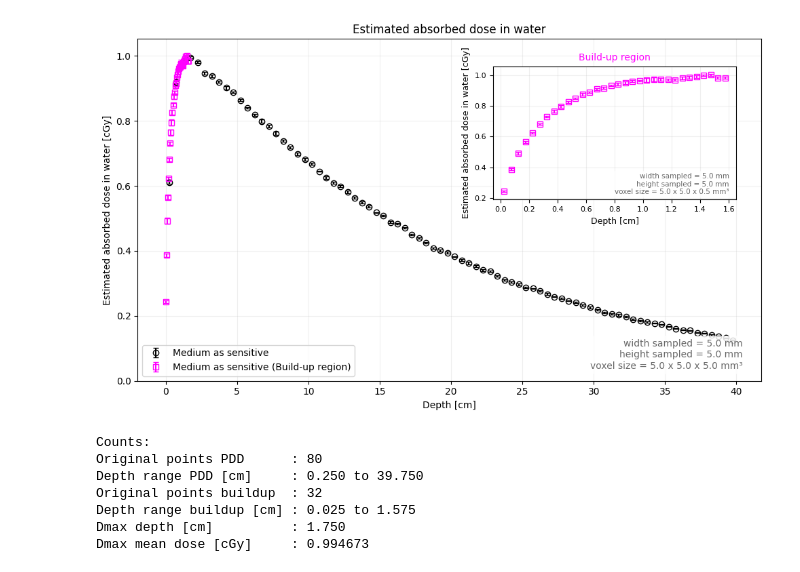
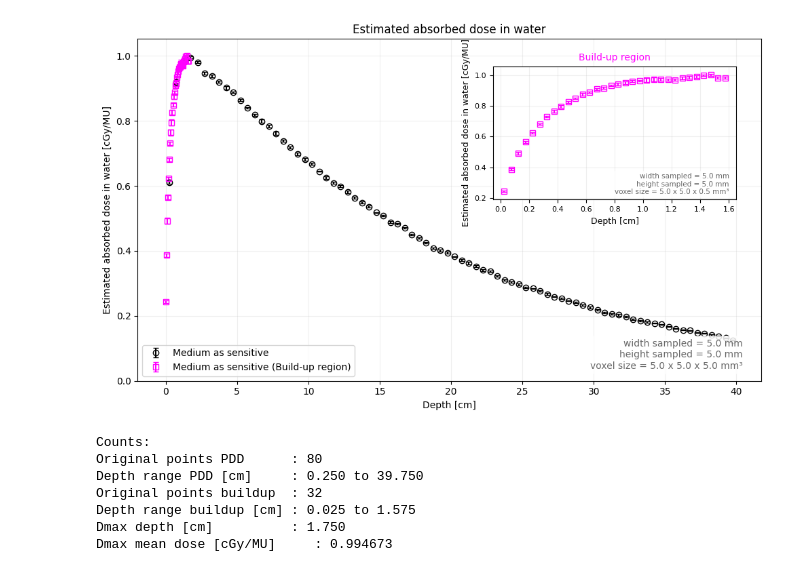
Before and after one commit to acsevillam/MDSIM1, a Jupyter notebook: analysis/dosimetry_invivo/pdd/pdd.ipynb, the cells around one changed output. Saved outputs shown, nothing was run; the diff lists cells and outputs as text; code cells hidden in the pictures.

```diff
--- a/analysis/dosimetry_invivo/pdd/pdd.ipynb
+++ b/analysis/dosimetry_invivo/pdd/pdd.ipynb
@@ -92,7 +92,7 @@ ax.errorbar(
     label="Medium as sensitive (Build-up region)",
 )
 ax.set_xlabel("Depth [cm]")
-ax.set_ylabel("Estimated absorbed dose in water [cGy]")
+ax.set_ylabel("Estimated absorbed dose in water [cGy/MU]")
 ax.set_title("Estimated absorbed dose in water")
 ax.set_ylim(bottom=0.0)
 ax.grid(True, alpha=0.2)
@@ -128,7 +128,7 @@ ax_zoom.errorbar(
 )
 ax_zoom.set_title("Build-up region", fontsize=10, color=BUILDUP_COLOR)
 ax_zoom.set_xlabel("Depth [cm]", fontsize=9)
-ax_zoom.set_ylabel("Estimated absorbed dose in water [cGy]", fontsize=9)
+ax_zoom.set_ylabel("Estimated absorbed dose in water [cGy/MU]", fontsize=9)
 ax_zoom.grid(True, alpha=0.2)
 ax_zoom.tick_params(axis="both", labelsize=8)
 ax_zoom.set_facecolor("white")
@@ -142,39 +142,39 @@ ax_zoom.text(
     0.03,
     buildup_text,
     transform=ax_zoom.transAxes,
     ha="right",
     va="bottom",
     fontsize=7.5,
     color="dimgray",
     bbox=dict(facecolor="white", edgecolor="none", alpha=0.85, boxstyle="round,pad=0.3"),
 )
 for spine in ax_zoom.spines.values():
     spine.set_edgecolor("black")
 
 x_span_buildup = float(x_buildup.max() - x_buildup.min())
 x_pad = 0.05 * max(1.0, x_span_buildup)
 zoom_ymin = max(0.0, float(np.min(y_buildup - yerr_buildup)) - 0.05)
 zoom_ymax = float(np.max(y_buildup + yerr_buildup)) + 0.05
 ax_zoom.set_xlim(float(x_buildup.min()) - x_pad, float(x_buildup.max()) + x_pad)
 ax_zoom.set_ylim(zoom_ymin, zoom_ymax)
 
 ax.legend(loc="lower left")
 plt.tight_layout()
 plt.show()
 
 print("Counts:")
 print("Original points PDD      :", len(x))
 print("Depth range PDD [cm]     :", f"{x.min():.3f} to {x.max():.3f}")
 print("Original points buildup  :", len(x_buildup))
 print("Depth range buildup [cm] :", f"{x_buildup.min():.3f} to {x_buildup.max():.3f}")
 print("Dmax depth [cm]          :", f"{dmax_cm:.3f}")
-print("Dmax mean dose [cGy]     :", f"{dose_max:.6f}")
+print("Dmax mean dose [cGy/MU]     :", f"{dose_max:.6f}")
 # %% [output]
-[figure, old version]
+[figure, new version]
 Counts:
 Original points PDD      : 80
 Depth range PDD [cm]     : 0.250 to 39.750
 Original points buildup  : 32
 Depth range buildup [cm] : 0.025 to 1.575
 Dmax depth [cm]          : 1.750
-Dmax mean dose [cGy]     : 0.994673
+Dmax mean dose [cGy/MU]     : 0.994673
```
